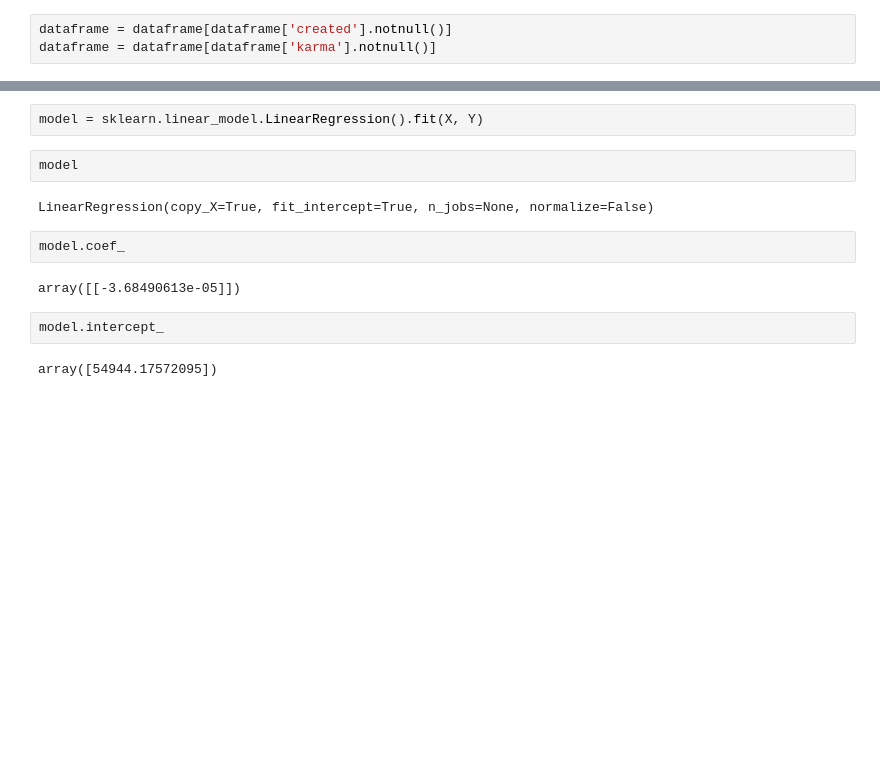
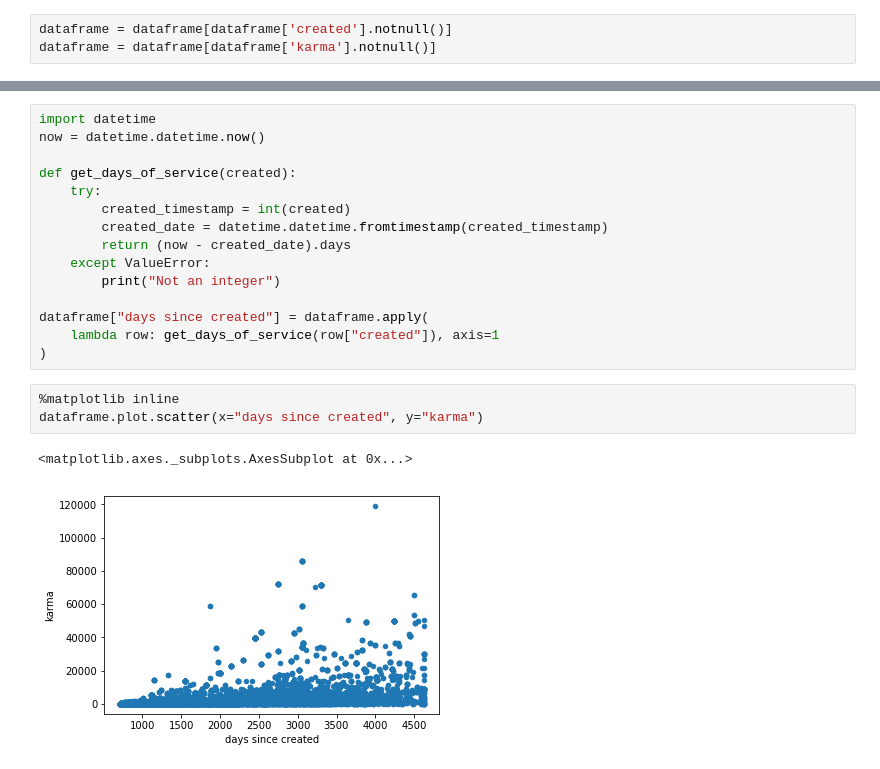
Before and after one commit to lakridserne/PowerSmiling, a Jupyter notebook: assignment_6/Assignment 6.ipynb, the cells around one changed output, grey strips where cells are left out. Saved outputs shown, nothing was run; the diff lists cells and outputs as text; blank space fills up the shorter version.

```diff
--- a/assignment_6/Assignment 6.ipynb
+++ b/assignment_6/Assignment 6.ipynb
@@ -50,14 +34,21 @@ X_train, X_test, Y_train, Y_test = sklearn.model_selection.train_test_split(X, Y
-# %%
-model = sklearn.linear_model.LinearRegression().fit(X, Y)
-# %%
-model
-# %% [output]
-LinearRegression(copy_X=True, fit_intercept=True, n_jobs=None, normalize=False)
-# %%
-model.coef_
-# %% [output]
-array([[-3.68490613e-05]])
-# %%
-model.intercept_
-# %% [output]
-array([54944.17572095])
+# %%
+import datetime
+now = datetime.datetime.now()
+
+def get_days_of_service(created):
+    try:
+        created_timestamp = int(created)
+        created_date = datetime.datetime.fromtimestamp(created_timestamp)
+        return (now - created_date).days
+    except ValueError:
+        print("Not an integer")
+
+dataframe["days since created"] = dataframe.apply(
+    lambda row: get_days_of_service(row["created"]), axis=1
+)
+# %%
+%matplotlib inline
+dataframe.plot.scatter(x="days since created", y="karma")
+# %% [output]
+<matplotlib.axes._subplots.AxesSubplot at 0x...>
+[figure, added]
```
Also changed, not shown: parts of 94 cells of this notebook, 1 other file.
